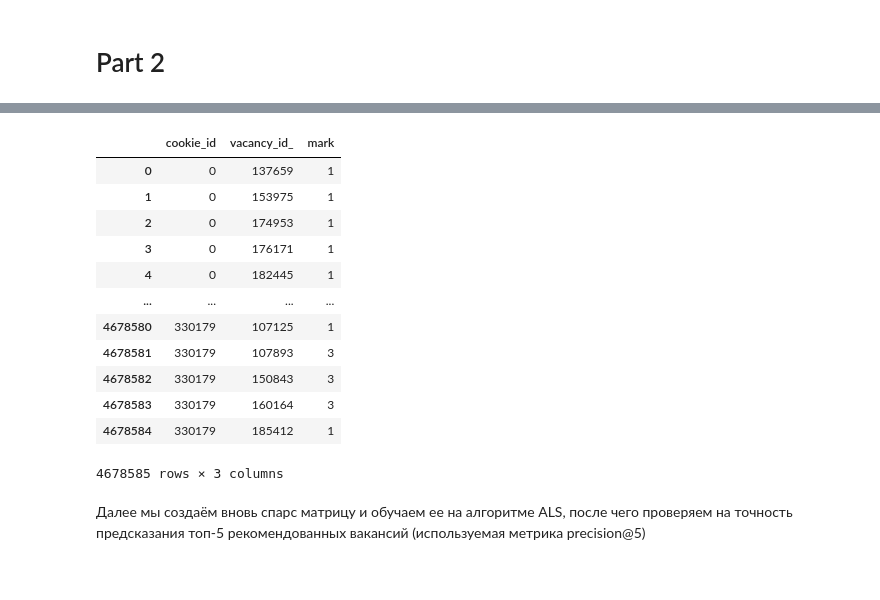
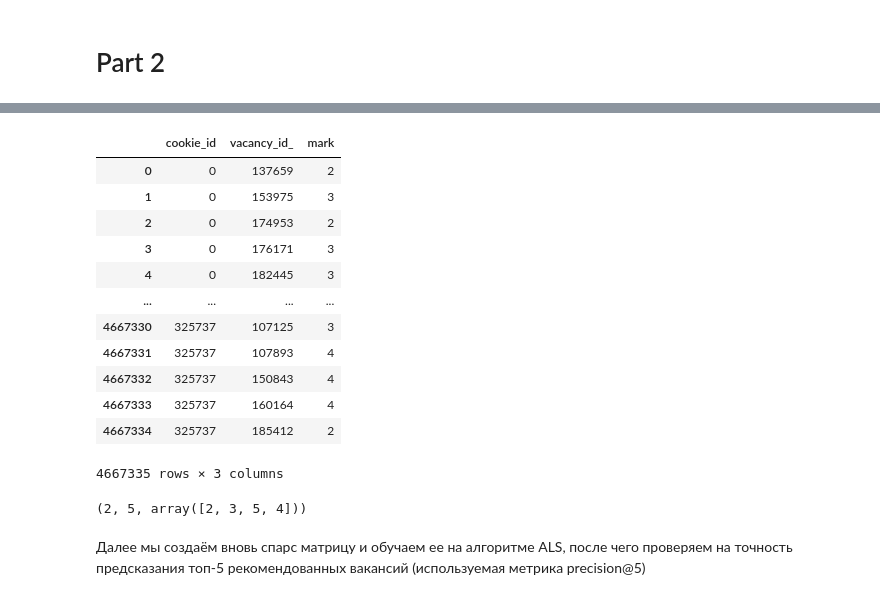
Before and after one commit to rufous86/mipt_hackathon_2023_BBB, a Jupyter notebook: BBB_hackaton_recommender.ipynb, the cells around one changed output, grey strips where cells are left out. Drawn from its saved outputs; the diff is of its cells as text; code cells hidden in the pictures.

```diff
--- a/BBB_hackaton_recommender.ipynb
+++ b/BBB_hackaton_recommender.ipynb
@@ -62,5 +144,5 @@ display(df_values.head(3))
 # %%
-user_item_data = csr_matrix(df_values.values)
+user_item_data = csr_matrix(df_coo[values_cols].values)
 # %% [markdown]
 Bayesian Personalized Ranking (BPR) - это модель рекомендаций, которая используется для ранжирования элементов в персонализированном списке рекомендаций. BPR использует методы байесовского вывода для обучения модели, которая может ранжировать элементы в списке на основе предпочтений пользователя. Он был представлен в 2009 году статьей "BPR: Bayesian Personalized Ranking from Implicit Feedback".
 
@@ -78,7 +160,7 @@ BPR использует матричное разложение для извл
 - BPR не использует явных оценок элементов, что может привести к менее точным рекомендациям, особенно для новых пользователей, у которых еще нет истории покупок.
 - BPR может быть более сложным для понимания и реализации, чем другие модели рекомендаций.
 # %%
-model = implicit.bpr.BayesianPersonalizedRanking()
+model = implicit.bpr.BayesianPersonalizedRanking(150)
 model.fit(user_item_data)
 # %% [markdown]
 После обучения модели собираем обратно матрицу действий пользователя, добавив в нее потенциальные действия, полученные на прошлом шаге (гиперпараметр N=4 указывает на то, что нас интересуют только топ 4 предполагаемых интересов пользователя, при этом мы устанавливаем флаг filter_already_liked_items=False, чтобы не потерять информацию об уже совершенных действиях)
@@ -85,22 +170,25 @@ model.fit(user_item_data)
 # %%
 data = []
-for i in tqdm(df_values.index):
+for i in tqdm(df_coo[values_cols].index):
     userid = i
     recommendations = model.recommend(userid,
                                       user_item_data[userid],
-                                      N=4,
+                                      N=6,
                                       filter_already_liked_items=False)
     pred_values = [0] * 10
-    for idx, i in enumerate(recommendations[0]):
-        pred_values[i] = 9 - idx
+    for i in recommendations[0]:
+        pred_values[i] = 1
     data.append(pred_values)
 # %%
-df_after_BPR = pd.DataFrame(data=data, columns=df_values.columns)
+df_after_BPR = pd.DataFrame(data=data, columns=values_cols)
 df_after_BPR[['cookie_id', 'vacancy_id_']] = df_index[['cookie_id', 'vacancy_id_']]
-new_order = [ 'cookie_id', 'vacancy_id_', 'click_response',
-        'preview_click_response', 'click_contacts', 'preview_click_contacts',
-       'click_favorite', 'preview_click_favorite', 'click_phone',
-        'preview_click_phone', 'show_vacancy', 'preview_click_vacancy']
+new_order = [ 'cookie_id', 'vacancy_id_',
+             'click_response', 'preview_click_response',
+             'click_contacts', 'preview_click_contacts',
+             'click_phone', 'preview_click_phone',
+             'click_favorite', 'preview_click_favorite',
+             'show_vacancy', 'preview_click_vacancy',
+        ]
 df_after_BPR = df_after_BPR[new_order]
 df_after_BPR = df_after_BPR.set_index(['cookie_id', 'vacancy_id_'])
 df_after_BPR
@@ -128,40 +217,51 @@ df_after_BPR
 # %%
 # marking
 
 df_train = df_after_BPR.copy()
 
-df_train[df_train > 1] = 1
+most_important_cols = [
+                    'click_response', 'preview_click_response',
+                    'click_contacts', 'preview_click_contacts',
+                    'click_phone', 'preview_click_phone',
+                    # 'click_favorite', 'preview_click_favorite',
+                    # 'show_vacancy', 'preview_click_vacancy',
+                    ]
 
-most_important_cols = ['click_response', 'preview_click_response',
-                       'click_contacts', 'preview_click_contacts',
-                       'click_phone', 'preview_click_phone']
+least_important_cols = [
+                    'click_favorite', 'preview_click_favorite',
+                    'show_vacancy', 'preview_click_vacancy',
+                    ]
 
 
 df_train['mark'] = df_train[most_important_cols].sum(axis=1)
 df_train = df_train['mark'].reset_index()
 
 dict_cookie_id = {}
 i = 0
 for cookie_id in df_train['cookie_id'].unique():
     dict_cookie_id[cookie_id] = i
     i += 1
 
 df_train['cookie_id'] = df_train['cookie_id'].apply(lambda x: dict_cookie_id[x])
 df_train
 # %% [output]
 |  | cookie_id | vacancy_id_ | mark |
-| 0 | 0 | 137659 | 1 |
-| 1 | 0 | 153975 | 1 |
-| 2 | 0 | 174953 | 1 |
-| 3 | 0 | 176171 | 1 |
-| 4 | 0 | 182445 | 1 |
+| 0 | 0 | 137659 | 2 |
+| 1 | 0 | 153975 | 3 |
+| 2 | 0 | 174953 | 2 |
+| 3 | 0 | 176171 | 3 |
+| 4 | 0 | 182445 | 3 |
 | ... | ... | ... | ... |
-| 4678580 | 330179 | 107125 | 1 |
-| 4678581 | 330179 | 107893 | 3 |
-| 4678582 | 330179 | 150843 | 3 |
-| 4678583 | 330179 | 160164 | 3 |
-| 4678584 | 330179 | 185412 | 1 |
+| 4667330 | 325737 | 107125 | 3 |
+| 4667331 | 325737 | 107893 | 4 |
+| 4667332 | 325737 | 150843 | 4 |
+| 4667333 | 325737 | 160164 | 4 |
+| 4667334 | 325737 | 185412 | 2 |
-4678585 rows × 3 columns
+4667335 rows × 3 columns
+# %%
+df_train['mark'].min(), df_train['mark'].max(), df_train['mark'].unique()
+# %% [output]
+(2, 5, array([2, 3, 5, 4]))
 # %% [markdown]
 Далее мы создаём вновь спарс матрицу и обучаем ее на алгоритме ALS, после чего проверяем на точность предсказания топ-5 рекомендованных вакансий (используемая метрика precision@5)
 # %%
```
Also changed, not shown: parts of 26 cells of this notebook.
